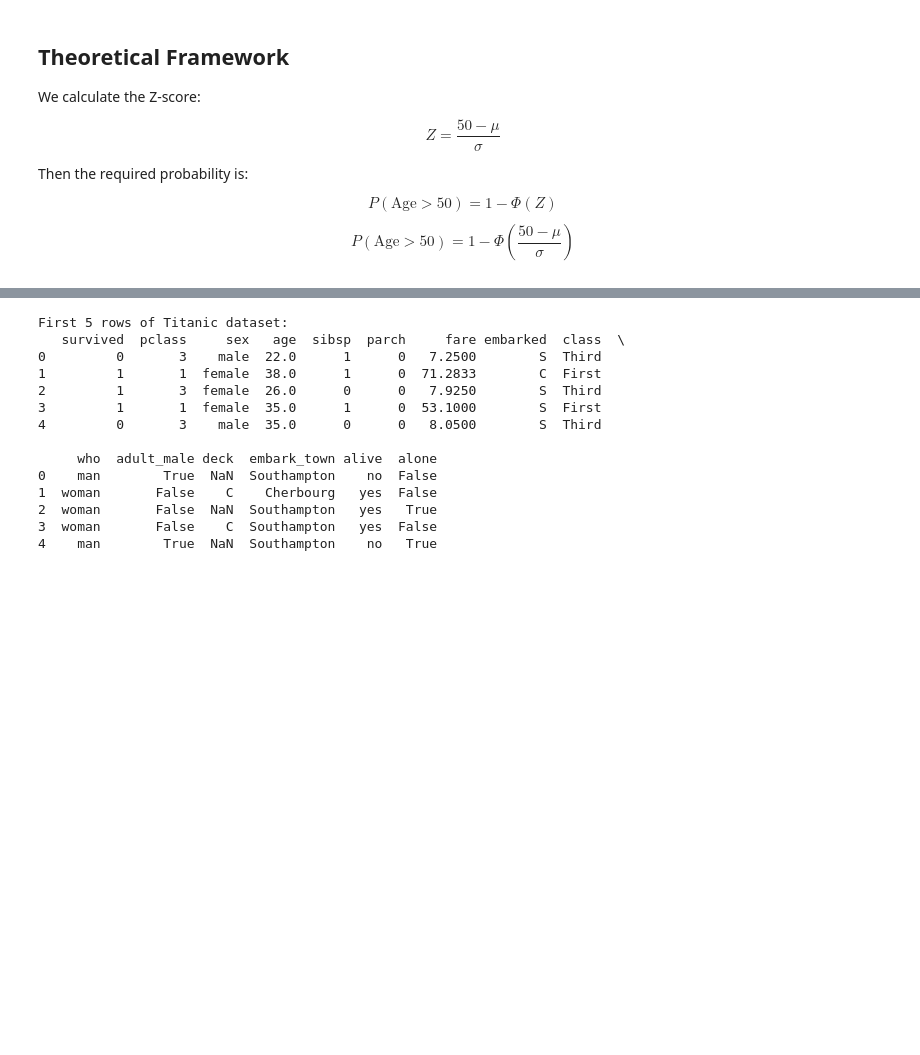
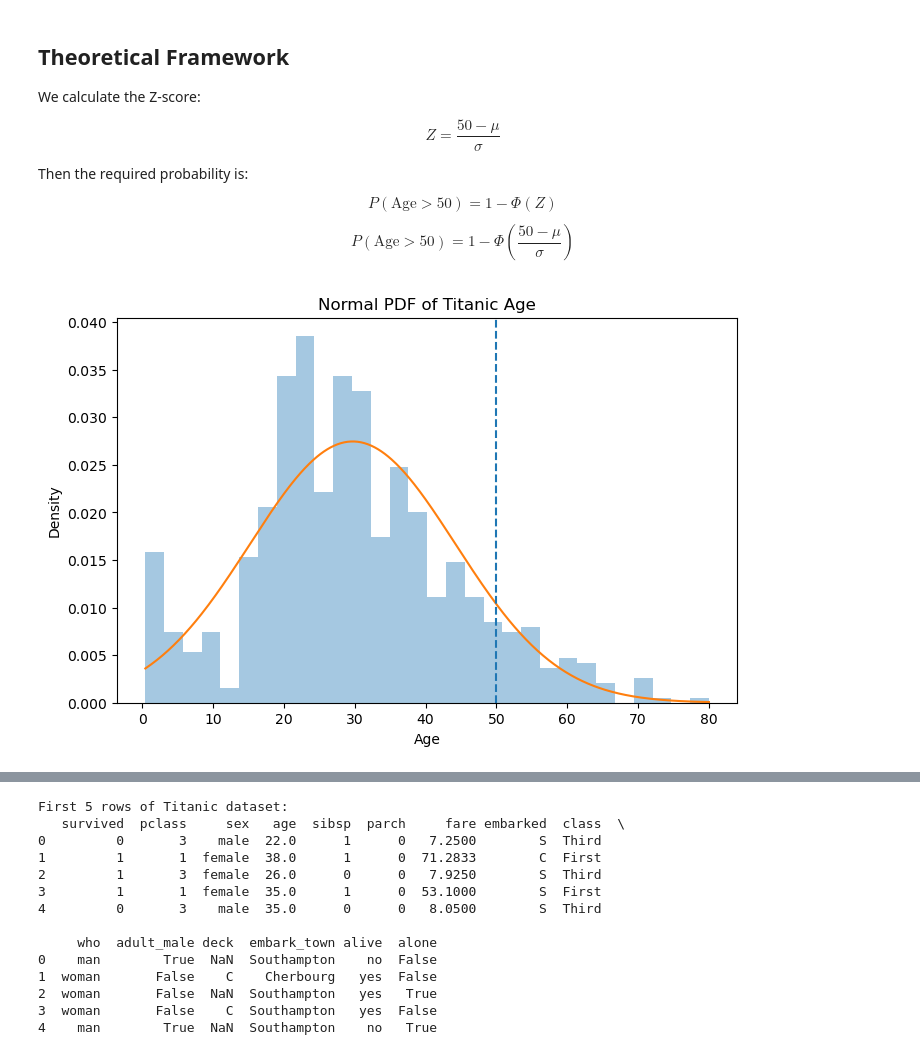
Before and after one commit to xploramit/Econometrics-using-python, a Jupyter notebook: Econometrics.ipynb, the cells around one changed output, grey strips where cells are left out. Drawn from its saved outputs; the diff is of its cells as text; code cells hidden in the pictures; blank space fills up the shorter version.

```diff
--- a/Econometrics.ipynb
+++ b/Econometrics.ipynb
@@ -1148,3 +1148,41 @@ $$
 # Step 5: Use the Normal Cumulative Distribution Function (CDF)
 #         to calculate the probability:
 #         P(Age > 50) = 1 - Φ(Z_50)
+# %%
+import seaborn as sns
+import numpy as np
+import matplotlib.pyplot as plt
+from scipy.stats import norm
+
+# Load Titanic dataset
+titanic = sns.load_dataset("titanic")
+
+# Select Age and drop missing values
+age = titanic["age"].dropna()
+
+# Compute mean and standard deviation
+mu = age.mean()
+sigma = age.std()
+
+# Create range of x values
+x = np.linspace(age.min(), age.max(), 500)
+
+# Compute Normal PDF
+pdf = norm.pdf(x, mu, sigma)
+
+plt.figure(figsize=(8,5))
+
+# Plot histogram of actual age data
+plt.hist(age, bins=30, density=True, alpha=0.4)
+
+# Plot normal curve
+plt.plot(x, pdf)
+plt.axvline(50, linestyle='--')
+
+plt.title("Normal PDF of Titanic Age")
+plt.xlabel("Age")
+plt.ylabel("Density")
+
+plt.show()
+# %% [output]
+[figure, added]
```
Also changed, not shown: parts of 1 cell of this notebook.
